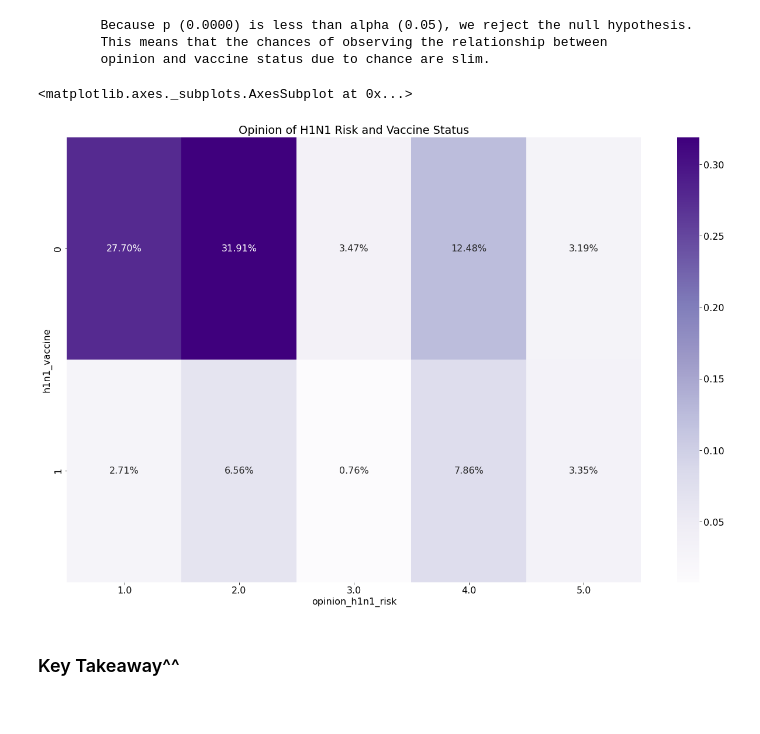
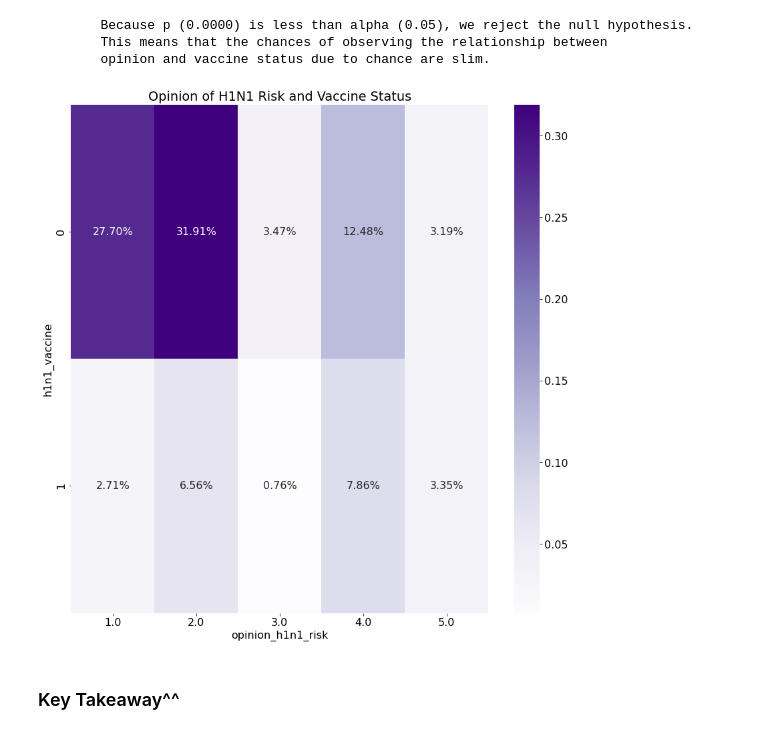
Before and after one commit to JadaShipp/predicting_flu, a Jupyter notebook: explore.ipynb, the cells around one changed output. Cells and saved outputs as stored; diff of their text form; code cells hidden in the pictures.

```diff
--- a/explore.ipynb
+++ b/explore.ipynb
@@ -245,15 +246,18 @@ else:
         opinion and vaccine status due to chance are slim.
 # %%
 #Set figure size and figure size for all plots
-plt.rc("figure", figsize = (22,14))
+plt.rc("figure", figsize = (14,14))
 plt.rc("font", size=16)
 # %%
-plt.title('Opinion of H1N1 Risk and Vaccine Status')
-ctab = pd.crosstab(h1n1_train.h1n1_vaccine, h1n1_train.opinion_h1n1_risk, normalize=True)
-sns.heatmap(ctab, annot=True, cmap='Purples', fmt='.2%')
+#Create a function that takes in the h1n1 training set and creates a heatmap
+def opinion_h1n1_status(h1n1_train):
+    plt.title('Opinion of H1N1 Risk and Vaccine Status')
+    ctab = pd.crosstab(h1n1_train.h1n1_vaccine, h1n1_train.opinion_h1n1_risk, normalize=True)
+    sns.heatmap(ctab, annot=True, cmap='Purples', fmt='.2%')
-# %% [output]
-<matplotlib.axes._subplots.AxesSubplot at 0x...>
-[figure, removed]
+# %%
+opinion_h1n1_status(h1n1_train)
+# %% [output]
+[figure, added]
 # %% [markdown]
 ### Key Takeaway^^
 # %% [markdown]
```
Also changed, not shown: parts of 5 cells of this notebook, 1 other file.
